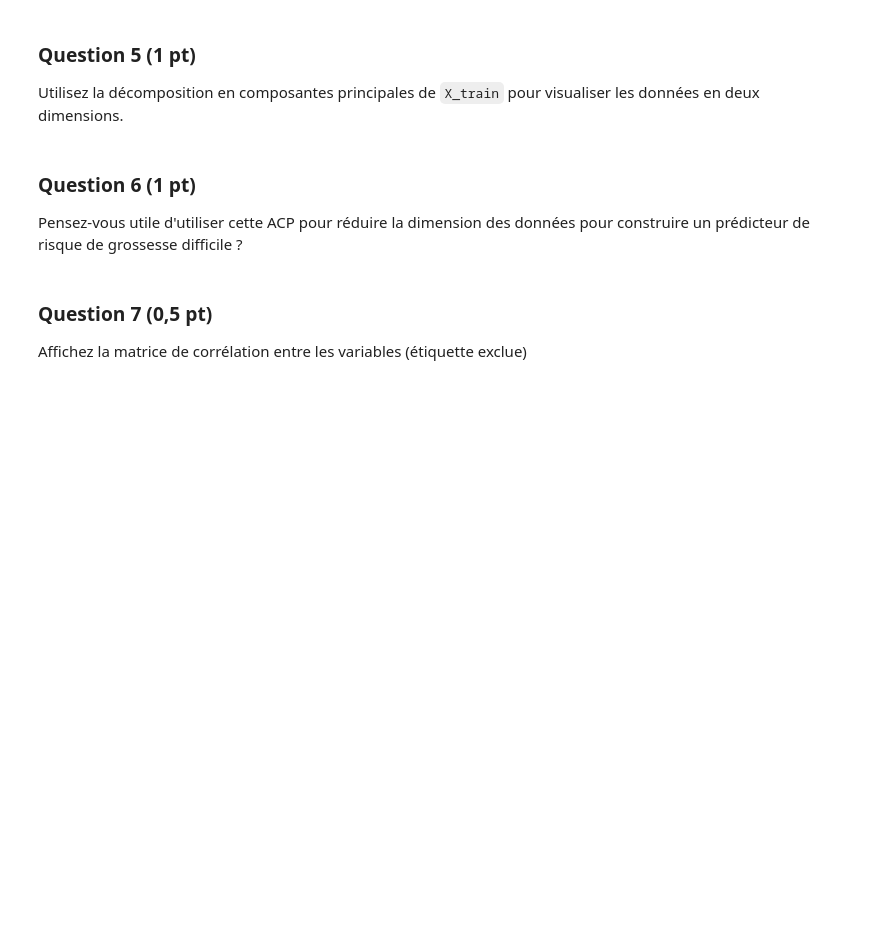
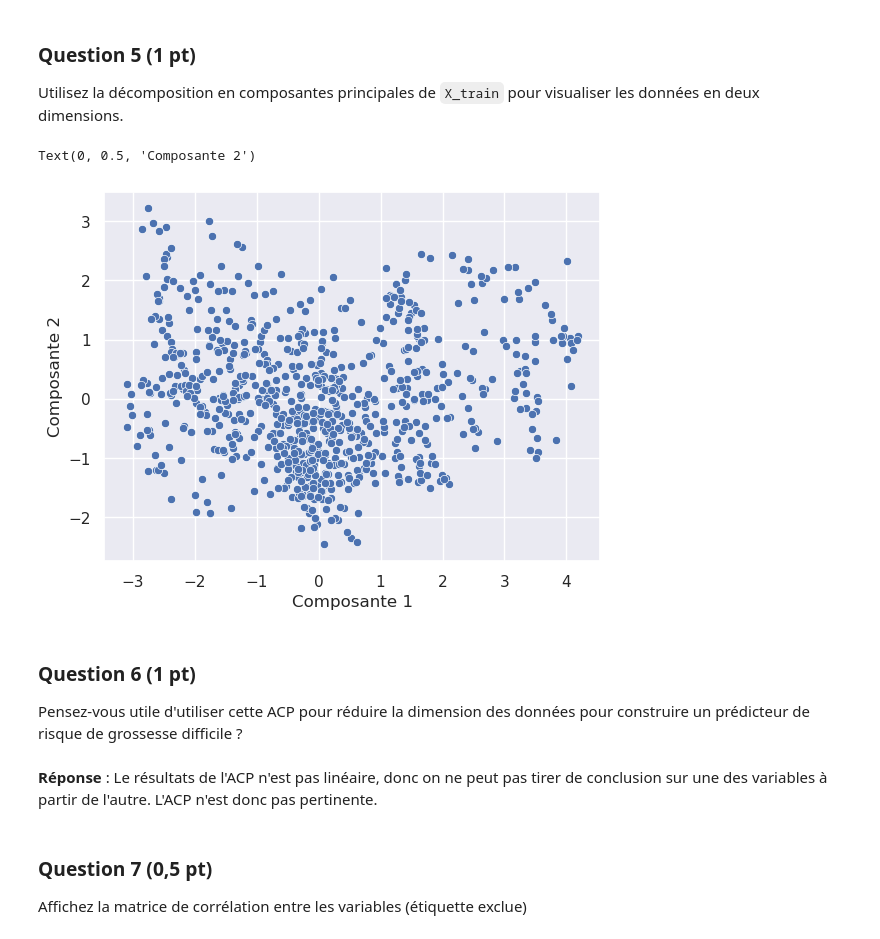
Before and after one commit to Kataevskii/projet-data, a Jupyter notebook: Projet.ipynb, the cells around one changed output. Drawn from its saved outputs; the diff is of its cells as text; code cells hidden in the pictures; blank space fills up the shorter version.

```diff
--- a/Projet.ipynb
+++ b/Projet.ipynb
@@ -114,9 +120,26 @@ Indépendamment de votre réponse à la question précédente, nous allons proc
 # %% [markdown]
 ### Question 5 (1 pt)
 Utilisez la décomposition en composantes principales de `X_train` pour visualiser les données en deux dimensions.
+# %%
+# Standardisation des données
+std_scale = preprocessing.StandardScaler().fit (X_train)  # Standardisation des données
+X_train_scaled = std_scale.transform (X_train)
+# Projection sur deux composantes
+pca = decomposition.PCA(n_components=2)
+pca.fit (X_train_scaled)
+X_train_projected = pca.transform (X_train_scaled)
+# Affichage du résultat
+sns.scatterplot (x=X_train_projected[:, 0], y=X_train_projected[:, 1])
+plt.xlabel ("Composante 1")
+plt.ylabel ("Composante 2")
+# %% [output]
+Text(0, 0.5, 'Composante 2')
+[figure, added]
 # %% [markdown]
 ### Question 6 (1 pt)
 Pensez-vous utile d'utiliser cette ACP pour réduire la dimension des données pour construire un prédicteur de risque de grossesse difficile ?
+# %% [markdown]
+__Réponse__ : Le résultats de l'ACP n'est pas linéaire, donc on ne peut pas tirer de conclusion sur une des variables à partir de l'autre. L'ACP n'est donc pas pertinente.
 # %% [markdown]
 ### Question 7 (0,5 pt)
 Affichez la matrice de corrélation entre les variables (étiquette exclue)
```
Also changed, not shown: parts of 13 cells of this notebook.
